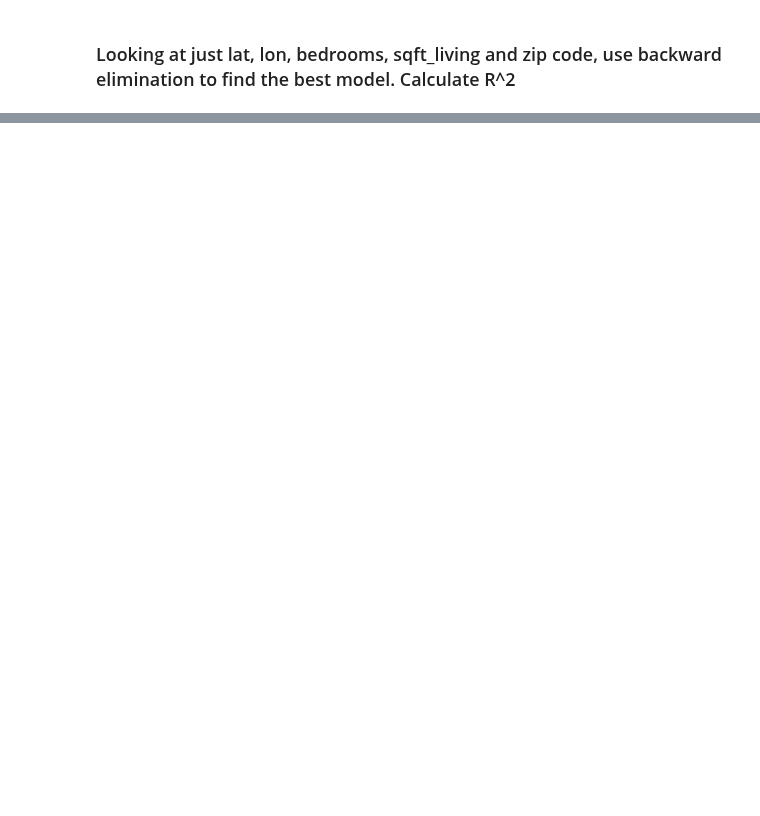
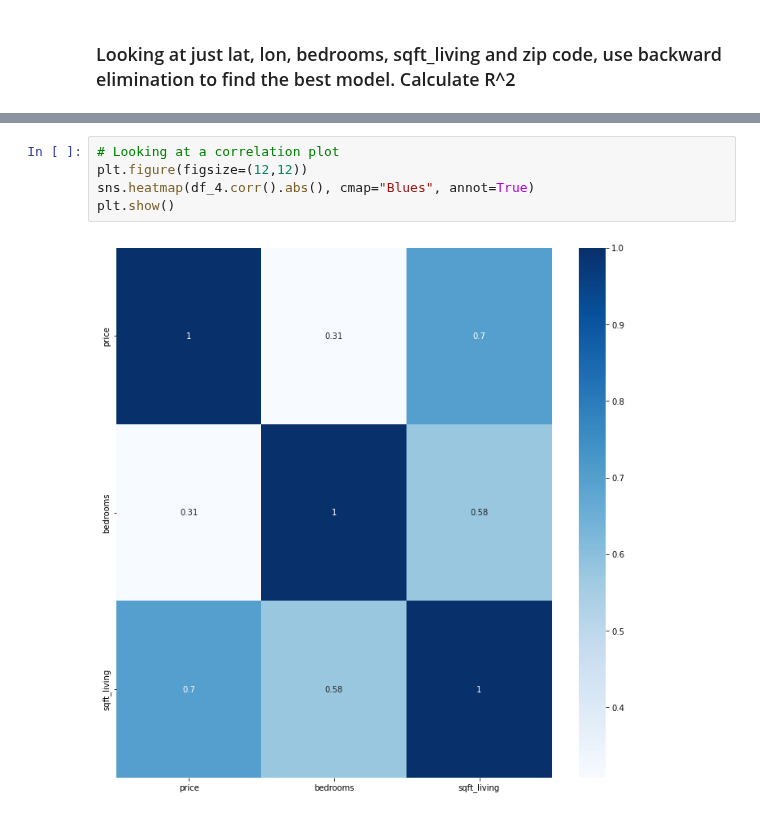
Before and after one commit to DuncanFerguson/GITHUB_REPOSITORY, a Jupyter notebook: DU_MSDS/Data Science Tools 2/HW8/homework8_Duncan_Ferguson.ipynb, the cells around one changed output, grey strips where cells are left out. Drawn from its saved outputs; the diff is of its cells as text; blank space fills up the shorter version.

```diff
--- a/DU_MSDS/Data Science Tools 2/HW8/homework8_Duncan_Ferguson.ipynb
+++ b/DU_MSDS/Data Science Tools 2/HW8/homework8_Duncan_Ferguson.ipynb
@@ -445,0 +471,7 @@ evaluation.sort_values(by = 'R-squared (test)', ascending=False)
+# %%
+# Looking at a correlation plot
+plt.figure(figsize=(12,12))
+sns.heatmap(df_4.corr().abs(), cmap="Blues", annot=True)
+plt.show()
+# %% [output]
+[figure, added]
```
Also changed, not shown: parts of 4 cells of this notebook.
